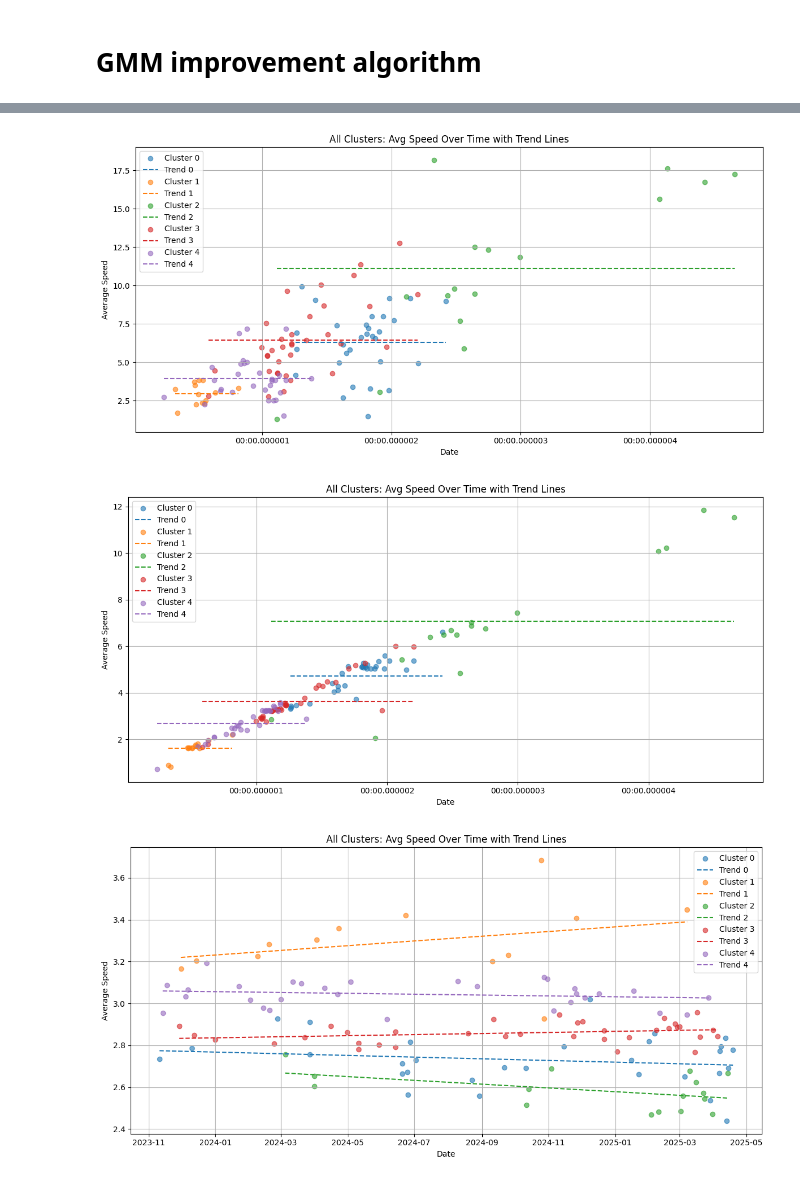
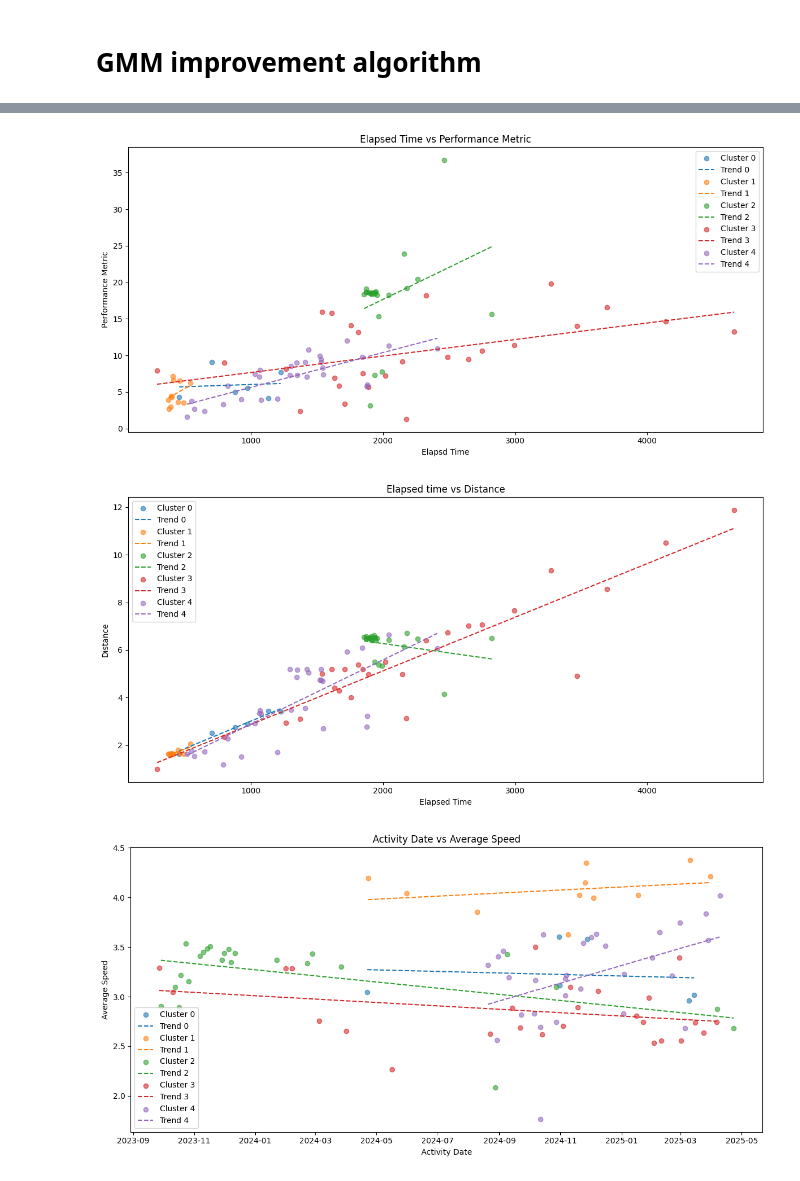
Before and after one commit to Liz2107/CSCI4022_FinalProject, a Jupyter notebook: GMM.ipynb, the cells around one changed output, grey strips where cells are left out. Cells and saved outputs as stored; diff of their text form; code cells hidden in the pictures.

```diff
--- a/GMM.ipynb
+++ b/GMM.ipynb
@@ -53,10 +54,12 @@ Name: Relative Effort, Length: 219, dtype: float64
 # %%
-dfhrc = dfhr.drop(columns=['Activity Type', 'Activity time'])
+
+#Clean up data while keeping order intact (only modifications to columns not rows)
+dfhrc = dfhr.drop(columns=['Activity Type', 'Elapsed Time', "Activity Date"])
 dfhrc['Distance'] = dfhrc['Distance'].astype('float')
-dfhrc = dfhrc[['Moving Time', 'Distance', 'Elevation Gain', 'Average Speed']]#, 'Average Heart Rate']]
+dfhrc = dfhrc[['Moving Time', 'Distance', 'Elevation Gain', 'Max Speed', 'Average Speed']]#, 'Average Heart Rate']]
 times = dfhr['Activity Date']
 speed = dfhr['Average Speed']
 tim = dfhr['Elapsed Time']
-# dfhrc = dfhrc[['Moving Time', 'Elapsed Time', 'Relative Effort']]
+
 print(dfhrc)
 # %% [output]
@@ -84,29 +87 @@ def pdf(x, m, cov):
-# %%
-def GMM(dat, k, tol):
-    ##
-    dat = dat.to_numpy()
-    r= dat.shape[0]
-    p_class = np.ones(k)/k
-    covars = np.array([np.eye(2) for i in range(k)])
-    means = dat[np.random.choice(r, k, replace=False)]
-    oldMeans = np.copy(means)
-    meanDiff = 100000000000
-
-    while(meanDiff > tol):
-        #expectations step
-        resp = np.zeros((r, k))
-        for a in range(r):
-            for b in range(k):
-                resp[a, b] = pdf(dat[a], means[b], covars[b])*p_class[b]
-                print(pdf(dat[a], means[b], covars[b]))
-            resp[a, :] /= resp[a, :].sum()
-        #Maximize step
-        for c in range(k):
-            weight = np.sum(resp[:, c])
-            means[c] = np.sum(resp[:, c, None] * dat, axis=0) / weight
-            covars[c] = (resp[:, c, None, None] * np.einsum('ni,nj->nij', dat - means[c], dat - means[c])).sum(axis=0) / weight
-            p_class[c] = weight / r
-        meanDiff = np.linalg.norm(means - oldMeans)
-        oldMeans = np.copy(means)
-    return resp, means, covars, p_class, meanDiff
 # %%
@@ -236,13 +291,13 @@ plot_gmm(dfhr['Elapsed Time'], dfhrc['Average Speed'], np.argmax(resp, axis=1))
 # %%
-plot_gmm(dfhr['Elapsed Time'], performance, np.argmax(resp, axis=1))
+plot_gmm(dfhr['Elapsed Time'], performance, np.argmax(resp, axis=1), "Elapsed Time vs Performance Metric", "Elapsd Time", "Performance Metric")
 # %% [output]
-[figure, old version]
+[figure, new version]
 # %%
-plot_gmm(dfhr['Elapsed Time'], dfhrc['Distance'], np.argmax(resp, axis=1))
+plot_gmm(dfhr['Elapsed Time'], dfhrc['Distance'], np.argmax(resp, axis=1), "Elapsed time vs Distance", "Elapsed Time", "Distance")
 # %% [output]
-[figure, old version]
+[figure, new version]
 # %%
-plot_gmm(dfhr['Activity Date'], dfhrc['Average Speed'], np.argmax(resp, axis=1))
+plot_gmm(dfhr['Activity Date'], dfhrc['Average Speed'], np.argmax(resp, axis=1), "Activity Date vs Average Speed", "Activity Date", "Average Speed", date=True)
 # %% [output]
-[figure, old version]
+[figure, new version]
 # %%
```
Also changed, not shown: parts of 20 cells of this notebook, 1 other file.
